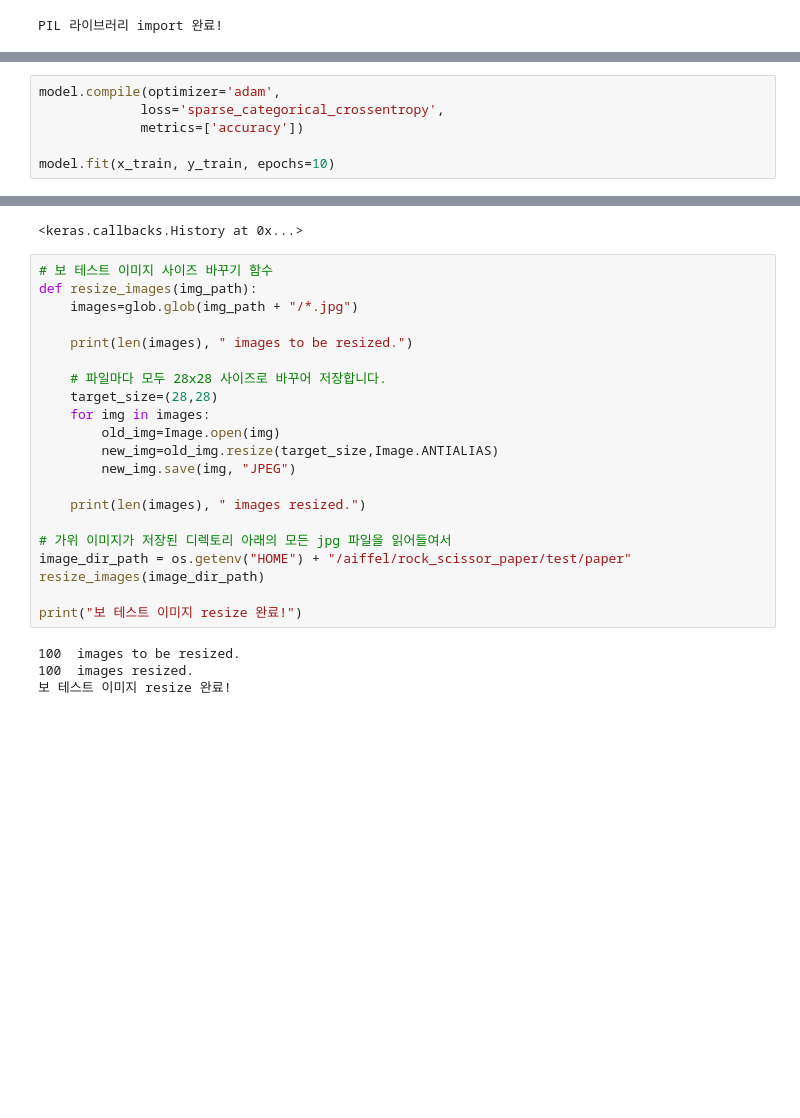
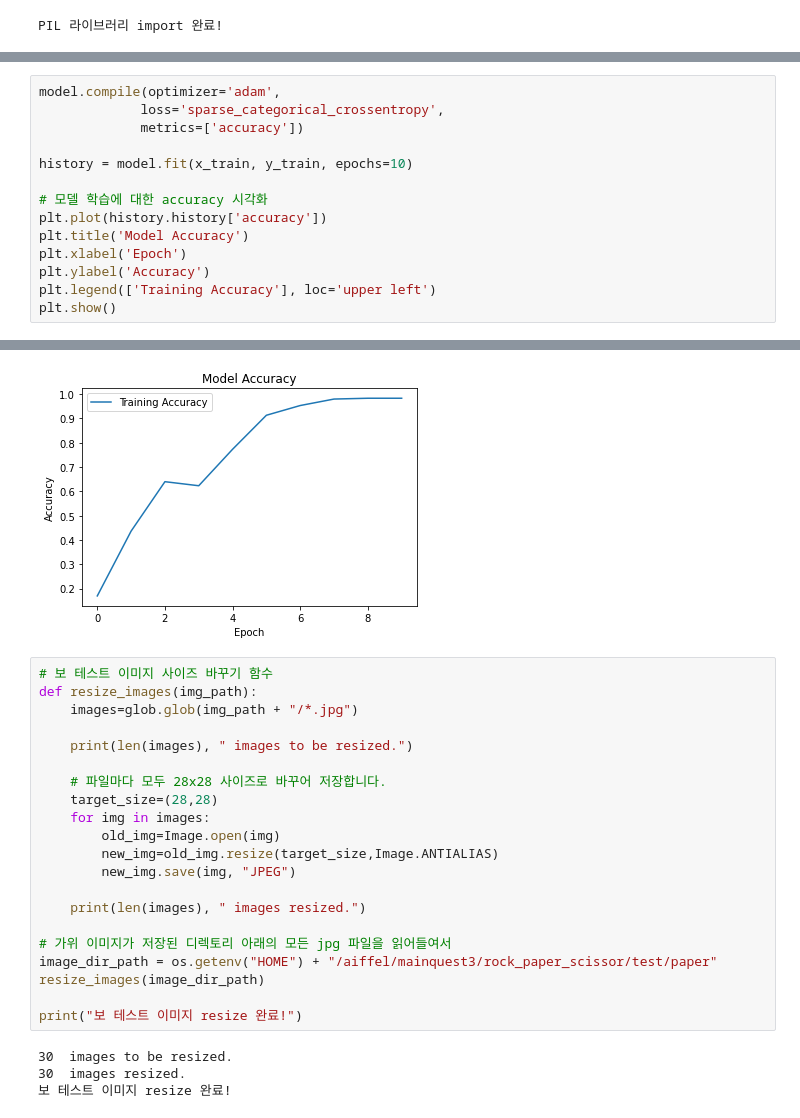
Before and after one commit to Haikoo96/forshare, a Jupyter notebook: mainquest3/rpscissorQst.ipynb, the cells around one changed output, grey strips where cells are left out. Drawn from its saved outputs; the diff is of its cells as text; blank space fills up the shorter version.

```diff
--- a/mainquest3/rpscissorQst.ipynb
+++ b/mainquest3/rpscissorQst.ipynb
@@ -187,6 +187,14 @@ model.compile(optimizer='adam',
              loss='sparse_categorical_crossentropy',
              metrics=['accuracy'])
 
-model.fit(x_train, y_train, epochs=10)
+history = model.fit(x_train, y_train, epochs=10)
+
+# 모델 학습에 대한 accuracy 시각화
+plt.plot(history.history['accuracy'])
+plt.title('Model Accuracy')
+plt.xlabel('Epoch')
+plt.ylabel('Accuracy')
+plt.legend(['Training Accuracy'], loc='upper left')
+plt.show()
 # %% [output]
 Epoch 1/10
@@ -212,4 +220,4 @@ Epoch 10/10
-<keras.callbacks.History at 0x...>
+[figure, added]
 # %%
 # 보 테스트 이미지 사이즈 바꾸기 함수
 def resize_images(img_path):
@@ -227,13 +235,13 @@ def resize_images(img_path):
 	print(len(images), " images resized.")
 
 # 가위 이미지가 저장된 디렉토리 아래의 모든 jpg 파일을 읽어들여서
-image_dir_path = os.getenv("HOME") + "/aiffel/rock_scissor_paper/test/paper"
+image_dir_path = os.getenv("HOME") + "/aiffel/mainquest3/rock_paper_scissor/test/paper"
 resize_images(image_dir_path)
 
 print("보 테스트 이미지 resize 완료!")
 # %% [output]
-100  images to be resized.
-100  images resized.
+30  images to be resized.
+30  images resized.
 보 테스트 이미지 resize 완료!
 # %%
 # 가위 테스트 이미지 사이즈 바꾸기 함수
```
Also changed, not shown: parts of 16 cells of this notebook.
